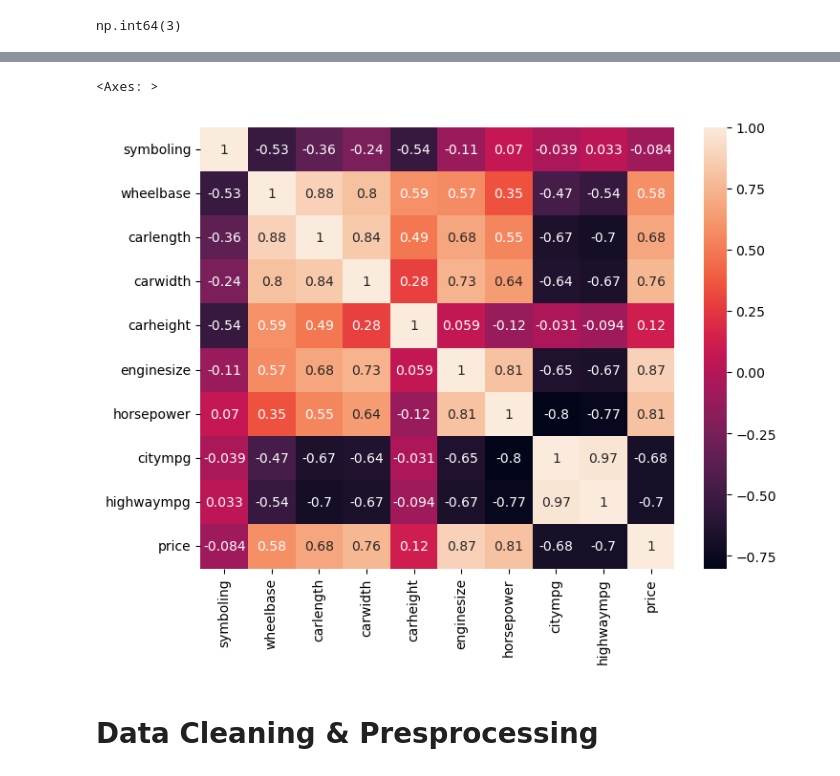
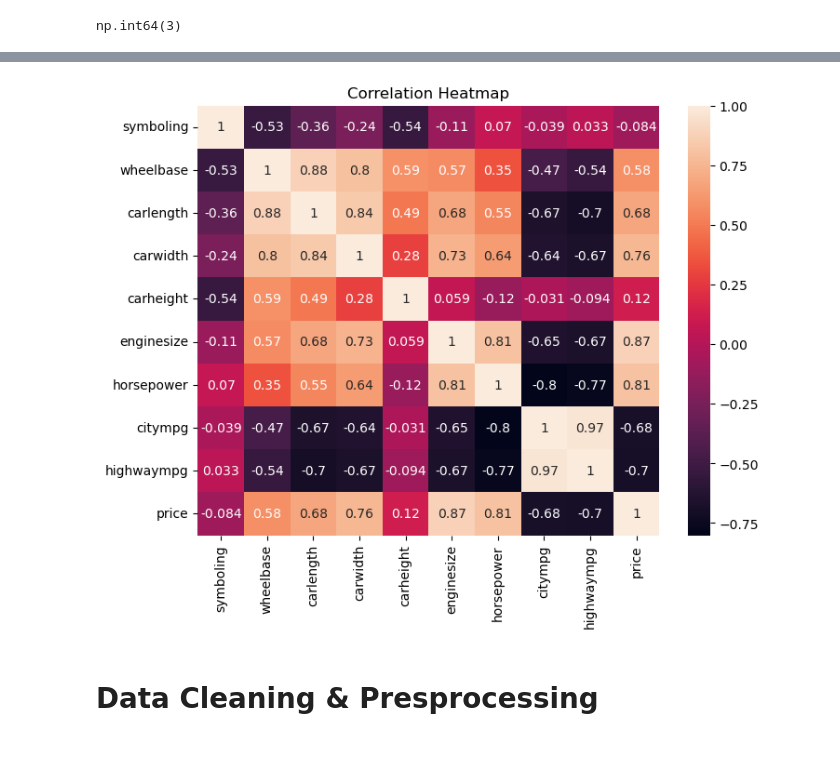
Before and after one commit to nakum0710/car-price-prediction, a Jupyter notebook: car_price_project.ipynb, the cells around one changed output, grey strips where cells are left out. Saved outputs shown, nothing was run; the diff lists cells and outputs as text; code cells hidden in the pictures.

```diff
--- a/car_price_project.ipynb
+++ b/car_price_project.ipynb
@@ -138,9 +143,10 @@ for col in cat_col:
 # %%
 plt.figure(figsize=(8,6))
 sns.heatmap(df.corr(numeric_only=True), annot=True)
+plt.title("Correlation Heatmap")
+plt.savefig('images/heatmap.png', bbox_inches='tight')
 # %% [output]
-<Axes: >
-[figure, old version]
+[figure, new version]
 # %%
 # creating X(input features) and y(output features) for model
 # %%
```
Also changed, not shown: parts of 3 cells of this notebook, 18 other files.
